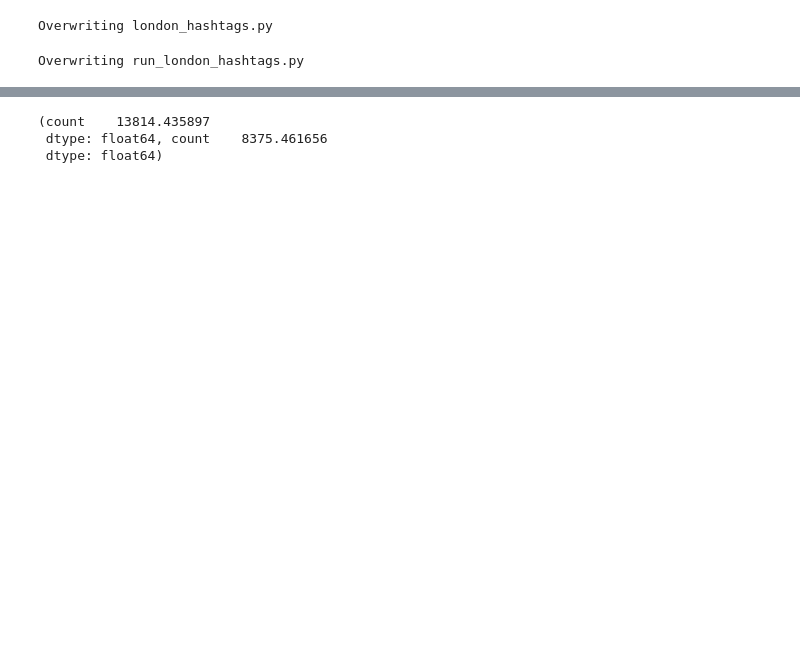
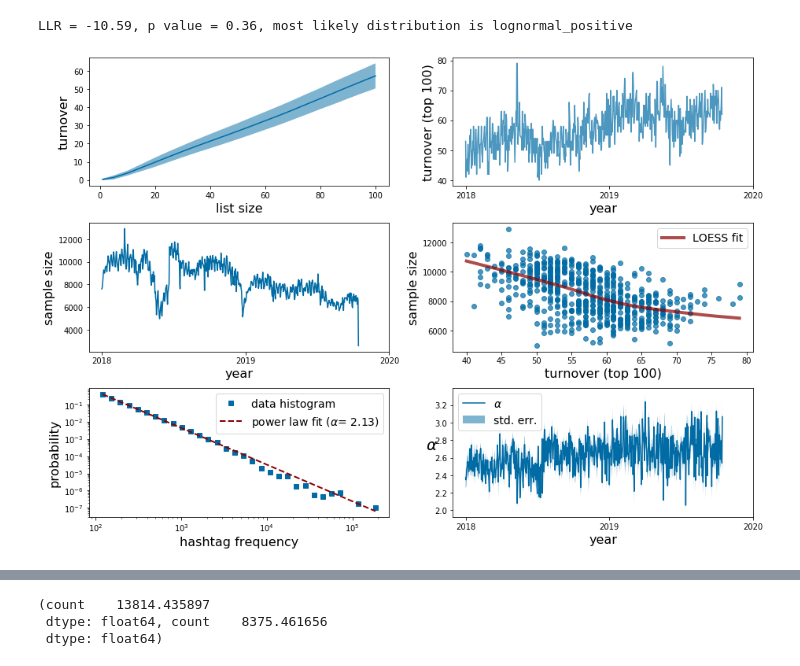
Before and after one commit to damianruck/LondonHashtags, a Jupyter notebook: python.ipynb, the cells around one changed output, grey strips where cells are left out. Cells and saved outputs as stored; diff of their text form; code cells hidden in the pictures; blank space fills up the shorter version.

```diff
--- a/python.ipynb
+++ b/python.ipynb
@@ -1,5 +1,5 @@
 # %%
-%%writefile london_hashtags.py
+#%%writefile london_hashtags.py
 import numpy as np
 import matplotlib.pyplot as plt
 import powerlaw
@@ -18,6 +18,14 @@ class london_hashtags:
         #include only dates after 'start_date'
         df = df[df['date'] >= start_date]
         self.data = df
+
+    def round_dates_to_weekstarting(self):
+        def round_dates_to_week_starting_function(df):
+            df['date'] = df['date'] - pd.Timedelta('1d') * df['date'].dt.dayofweek
+            df['date'] = pd.to_datetime(df['date'].dt.date)
+            return df
+
+        return self.data.pipe(round_dates_to_week_starting_function)
 
     def print_summary_stats(self):
         print('# hashtag-days:',len(self.data.index))
@@ -307,49 +315,48 @@ class london_hashtags:
         if R <= 0: most_likely_dist = dist2
 
         print('LLR = ' + str(np.round(R,2)) + ', p value = ' + str(np.round(p,2)) + ', most likely distribution is ' + most_likely_dist)
-# %% [output]
-Overwriting london_hashtags.py
 # %%
-%%writefile 'run_london_hashtags.py'
-
-import london_hashtags
+#%%writefile 'run_london_hashtags.py'
+#import london_hashtags
 import pandas as pd
 
 path = 'data/hashtagCountsPerDayLondon.csv'
-start_date = pd.to_datetime('01/01/2018')
 
 
-self = london_hashtags.london_hashtags(path,start_date)
-#self = london_hashtags(path,start_date)
+start_date = pd.to_datetime('01/01/2018') # effect of changing the sample start day
+#self = london_hashtags.london_hashtags(path,start_date)
+self = london_hashtags(path,start_date)
+
 
 list_size=100
 num_increments=21
 
 #dates with number of tweets less than 2.5 standard deviations below mean
 dates_to_remove = pd.to_datetime(['2018-05-21', '2018-05-22', '2018-08-09', '2018-11-30','2019-07-11', '2019-08-28',
                 '2019-08-29', '2019-08-31', '2019-09-11', '2019-09-12', '2019-09-13'])
 
 # do you want to remove days with small sample sizes?
 #self.graphically_choose_new_sample_size_cutoff()
 self.remove_low_sample_days(dates_to_remove)
 
 #is a powerlaw distribution ot lognormal positive the best fit?
 self.powerlaw_or_positive_lognormal()
 
 #set x ticks for date axes
 list_of_years = ['2018','2019','2020']
 self.date_ticks(list_of_years)
 
 
 ## needs to be made more general
 #self.print_summary_stats()
 
 turnover = self.derive_turnover_matrix(list_size,num_increments)
 Nt = self.get_daily_sample_size()
 daily_sample_size=self.get_daily_sample_size()
 powerlaw_fit=self.get_powerlaw_fit()
 daily_alpha,daily_sigma=self.get_daily_alpha()
 
 self.summary_plot('plots/')
 # %% [output]
-Overwriting run_london_hashtags.py
+LLR = -10.59, p value = 0.36, most likely distribution is lognormal_positive
+[figure, added]
```
Also changed, not shown: parts of 5 cells of this notebook, 3 other files.
